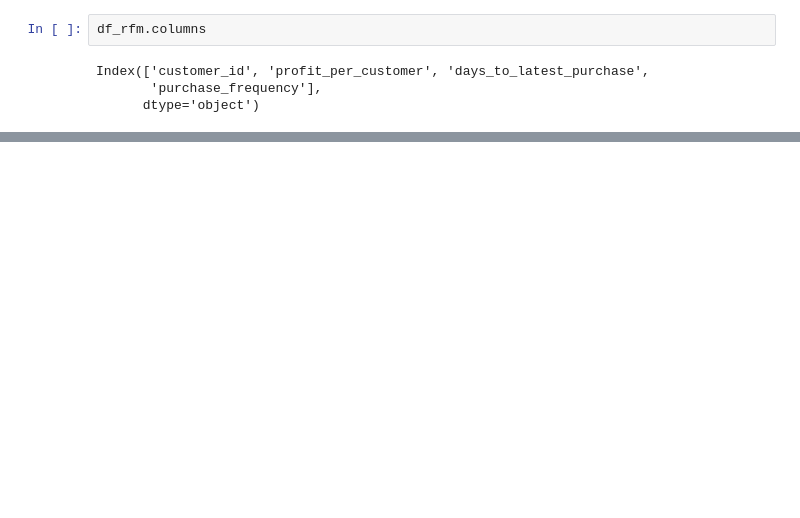
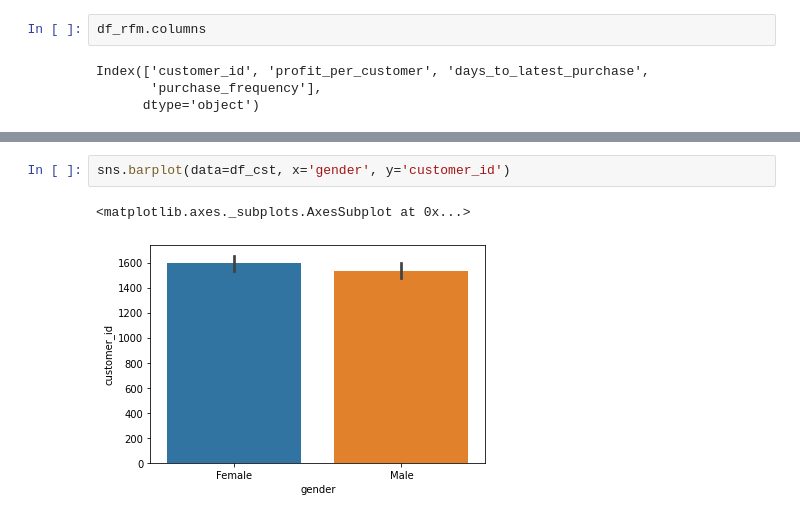
Before and after one commit to nug1209/Virtual_Experience_KPMG_Data_Analytics, a Jupyter notebook: KPMG_Virtual_Experience_2_Nugroho_Budianggoro.ipynb, the cells around one changed output, grey strips where cells are left out. Drawn from its saved outputs; the diff is of its cells as text; blank space fills up the shorter version.

```diff
--- a/KPMG_Virtual_Experience_2_Nugroho_Budianggoro.ipynb
+++ b/KPMG_Virtual_Experience_2_Nugroho_Budianggoro.ipynb
@@ -363,0 +351,5 @@ plt.show
+# %%
+sns.barplot(data=df_cst, x='gender', y='customer_id')
+# %% [output]
+<matplotlib.axes._subplots.AxesSubplot at 0x...>
+[figure, added]
```
Also changed, not shown: parts of 16 cells of this notebook.
